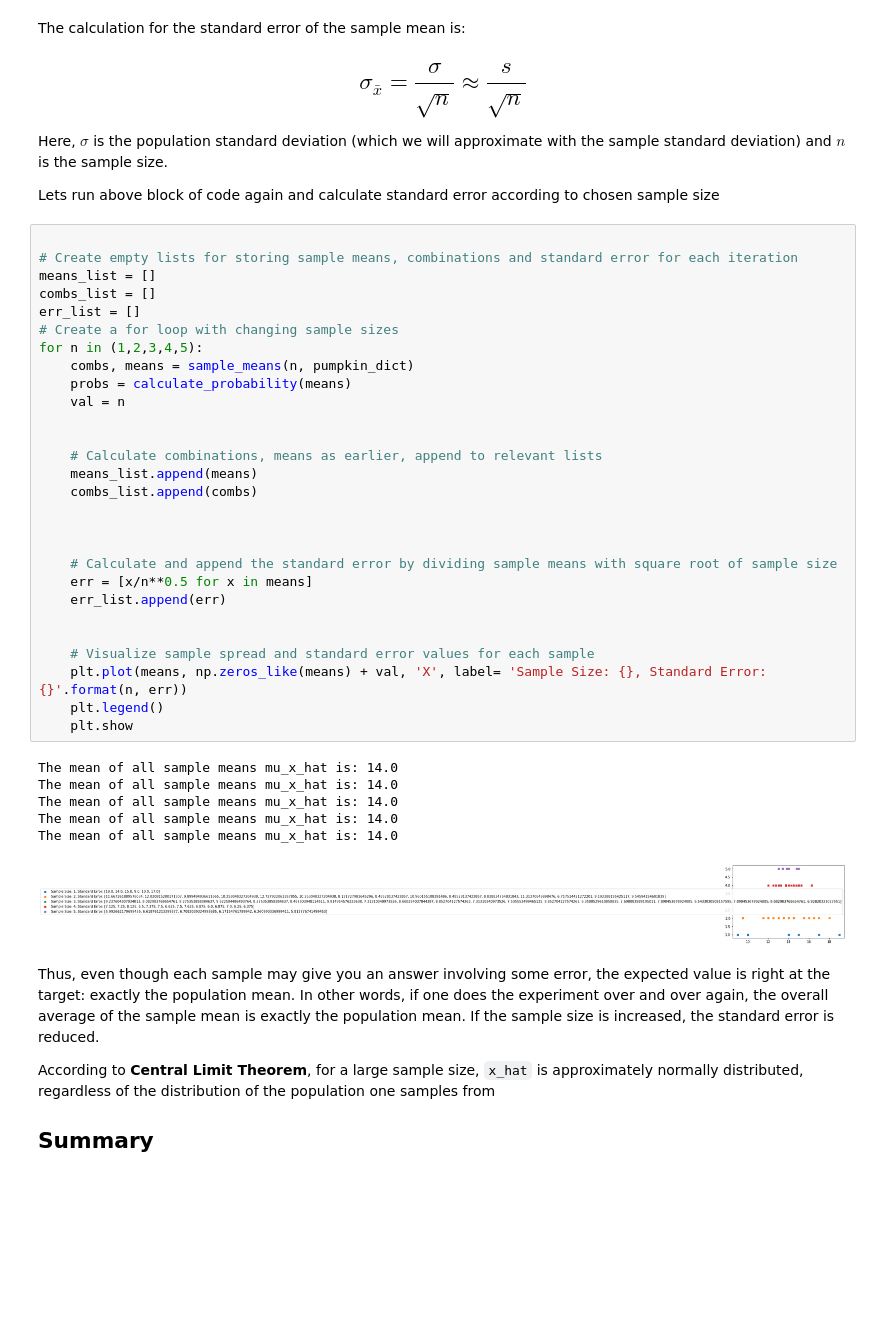
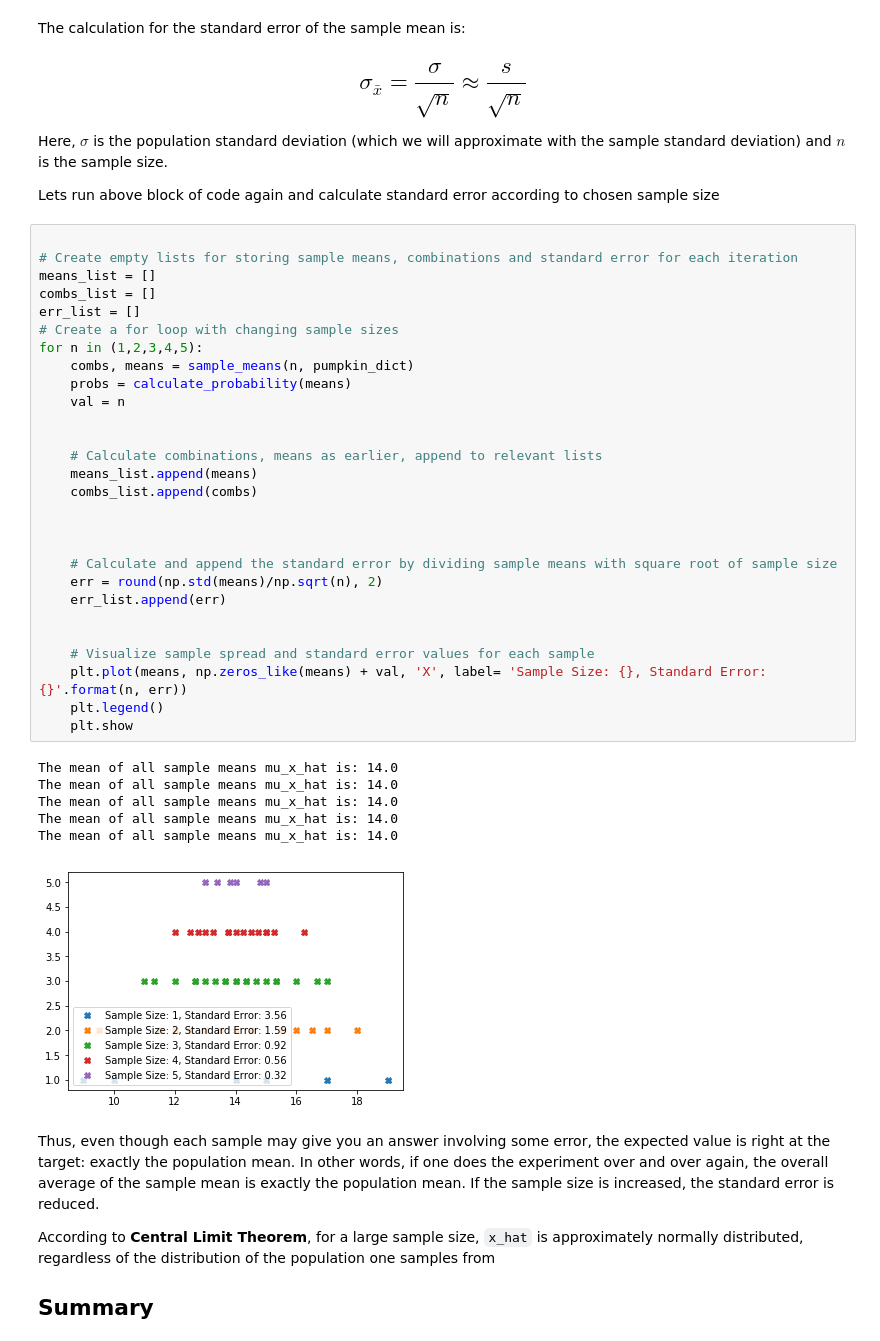
Before and after one commit to DRyanMiller/dsc-sampling-statistics-dc-ds-career-042219, a Jupyter notebook: index.ipynb, the cells around one changed output. Cells and saved outputs as stored; diff of their text form; blank space fills up the shorter version.

```diff
--- a/index.ipynb
+++ b/index.ipynb
@@ -352,35 +352,35 @@ Lets run above block of code again and calculate standard error according to cho
 means_list = []
 combs_list = []
 err_list = []
 # Create a for loop with changing sample sizes
 for n in (1,2,3,4,5):
     combs, means = sample_means(n, pumpkin_dict)
     probs = calculate_probability(means)
     val = n
 
 
     # Calculate combinations, means as earlier, append to relevant lists
     means_list.append(means)
     combs_list.append(combs)
 
 
 
     # Calculate and append the standard error by dividing sample means with square root of sample size
-    err = [x/n**0.5 for x in means]
+    err = round(np.std(means)/np.sqrt(n), 2)
     err_list.append(err)
 
 
     # Visualize sample spread and standard error values for each sample
     plt.plot(means, np.zeros_like(means) + val, 'X', label= 'Sample Size: {}, Standard Error: {}'.format(n, err))
     plt.legend()
     plt.show
 # %% [output]
 The mean of all sample means mu_x_hat is: 14.0
 The mean of all sample means mu_x_hat is: 14.0
 The mean of all sample means mu_x_hat is: 14.0
 The mean of all sample means mu_x_hat is: 14.0
 The mean of all sample means mu_x_hat is: 14.0
-[figure, old version]
+[figure, new version]
 # %% [markdown]
 Thus, even though each sample may give you an answer involving some error, the expected value is right at the target: exactly the population mean. In other words, if one does the experiment over and over again, the overall average of the sample mean is exactly the population mean. If the sample size is increased, the standard error is reduced.
 
```
